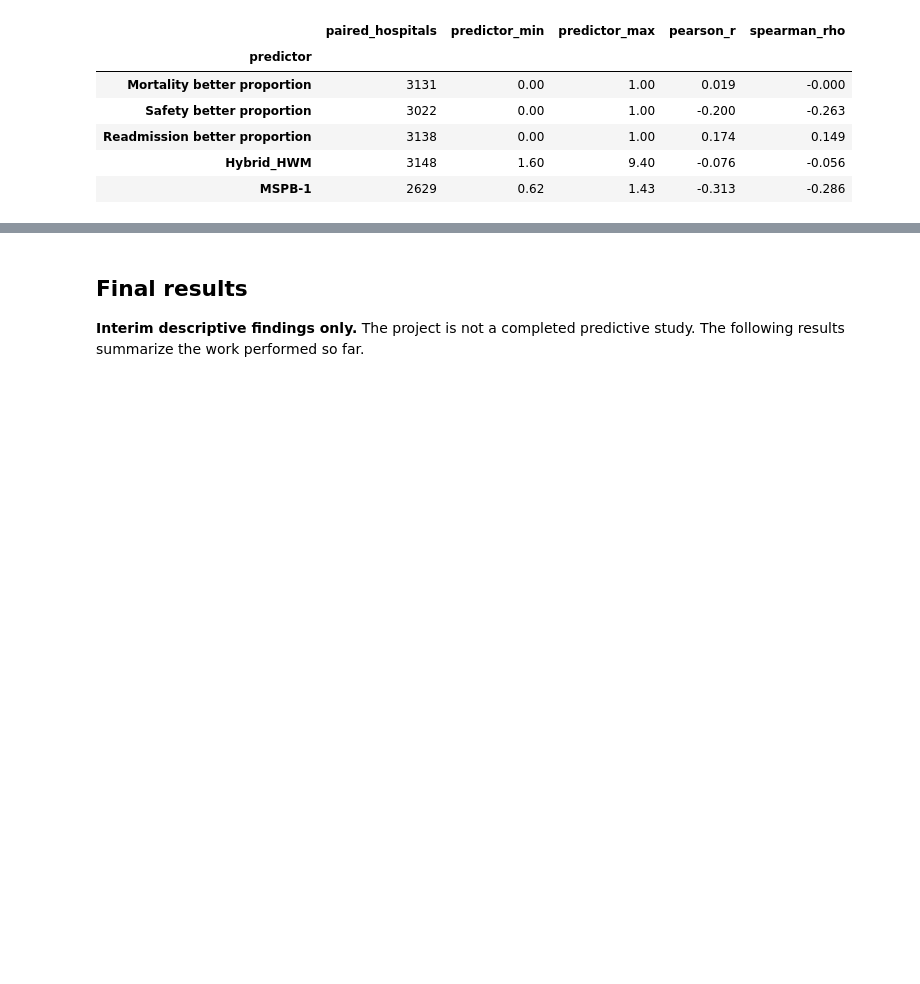
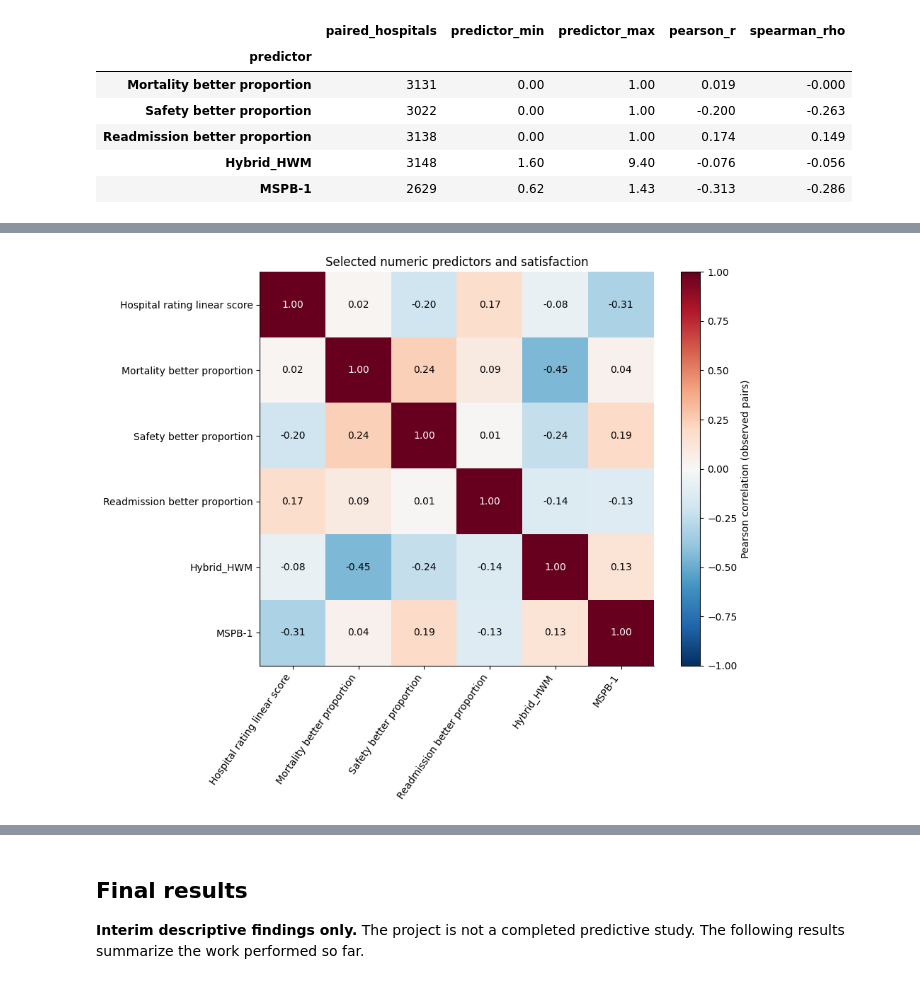
Before and after one commit to emmchung/Patient-Hospital-Satisfaction, a Jupyter notebook: notebook.ipynb, the cells around one changed output, grey strips where cells are left out. Cells and saved outputs as stored; diff of their text form; code cells hidden in the pictures; blank space fills up the shorter version.

```diff
--- a/notebook.ipynb
+++ b/notebook.ipynb
@@ -743,0 +651,22 @@ Screened 116 candidates; 109 meet the ranking rule.
+# %%
+matrix_columns = ["Hospital rating linear score"] + numeric_features
+matrix_data = scored[matrix_columns].astype(float)
+predictor_correlations = matrix_data.corr(method="pearson", min_periods=100)
+observed = matrix_data.notna().astype(int)
+pair_counts = observed.T.dot(observed)
+display(predictor_correlations.round(3))
+display(pair_counts)
+fig, ax = plt.subplots(figsize=(10, 8))
+image = ax.imshow(predictor_correlations, vmin=-1, vmax=1, cmap="RdBu_r")
+ax.set_xticks(range(len(matrix_columns)), matrix_columns, rotation=55, ha="right")
+ax.set_yticks(range(len(matrix_columns)), matrix_columns)
+for row in range(len(matrix_columns)):
+    for col in range(len(matrix_columns)):
+        value = predictor_correlations.iloc[row, col]
+        ax.text(col, row, f"{value:.2f}", ha="center", va="center",
+                color="white" if abs(value) > .65 else "black")
+fig.colorbar(image, ax=ax, label="Pearson correlation (observed pairs)")
+ax.set_title("Selected numeric predictors and satisfaction")
+plt.tight_layout()
+plt.show()
+# %% [output]
@@ -743,0 +687 @@ Screened 116 candidates; 109 meet the ranking rule.
+[figure, added]
```
Also changed, not shown: parts of 14 cells of this notebook, 8 other files.
